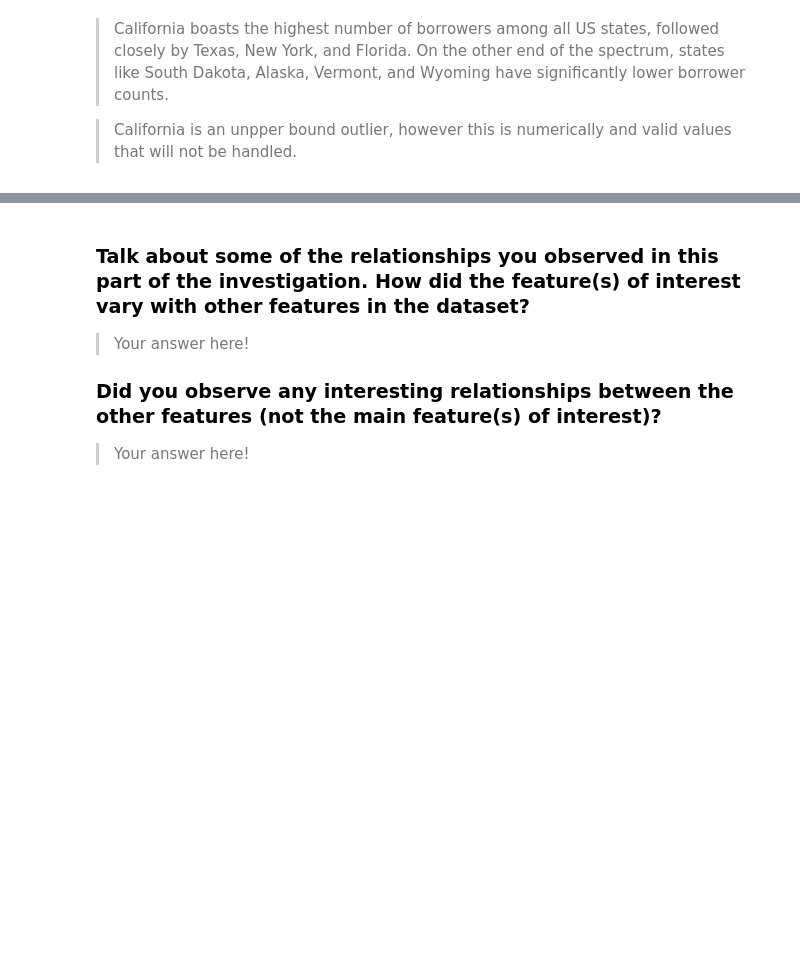
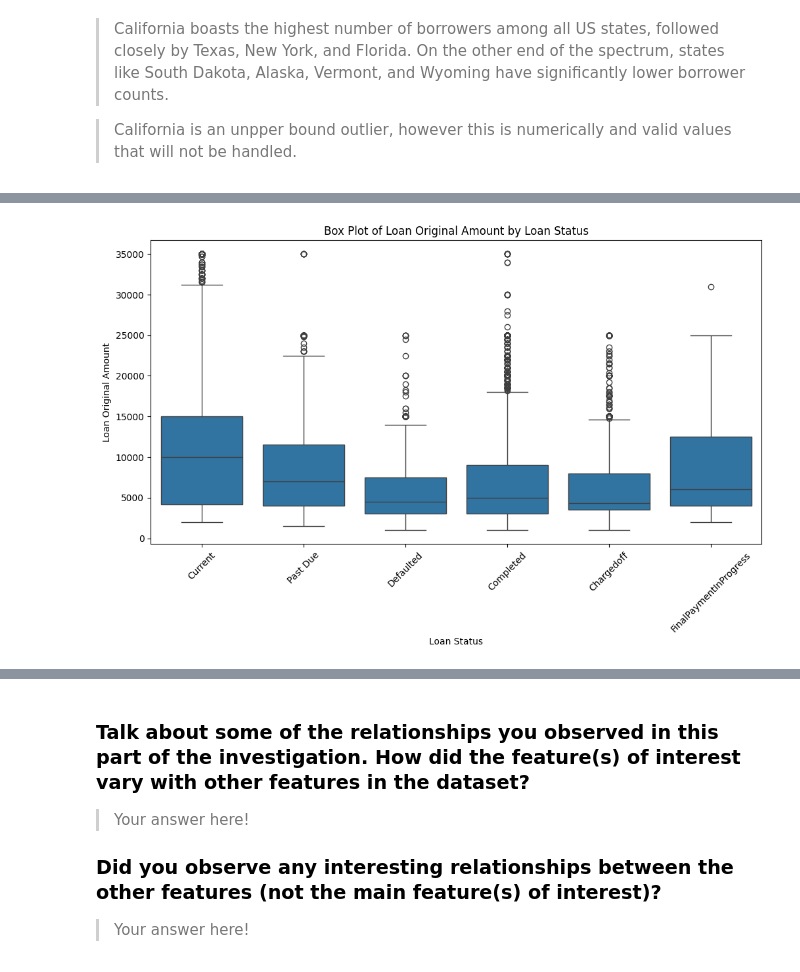
Before and after one commit to sondosaabed/Prosper-Loan-Analysis, a Jupyter notebook: Part_I_exploration.ipynb, the cells around one changed output, grey strips where cells are left out. Drawn from its saved outputs; the diff is of its cells as text; code cells hidden in the pictures; blank space fills up the shorter version.

```diff
--- a/Part_I_exploration.ipynb
+++ b/Part_I_exploration.ipynb
@@ -521,0 +571,10 @@ plt.xticks(rotation = 45);
+# %%
+plt.figure(figsize=(12, 6))
+sns.boxplot(data=loan_performance_df, x='SimplifiedLoanStatus', y='LoanOriginalAmount')
+plt.title('Box Plot of Loan Original Amount by Loan Status')
+plt.xlabel('Loan Status')
+plt.ylabel('Loan Original Amount')
+plt.xticks(rotation=45)
+plt.show()
+# %% [output]
+[figure, added]
```
Also changed, not shown: parts of 20 cells of this notebook.
